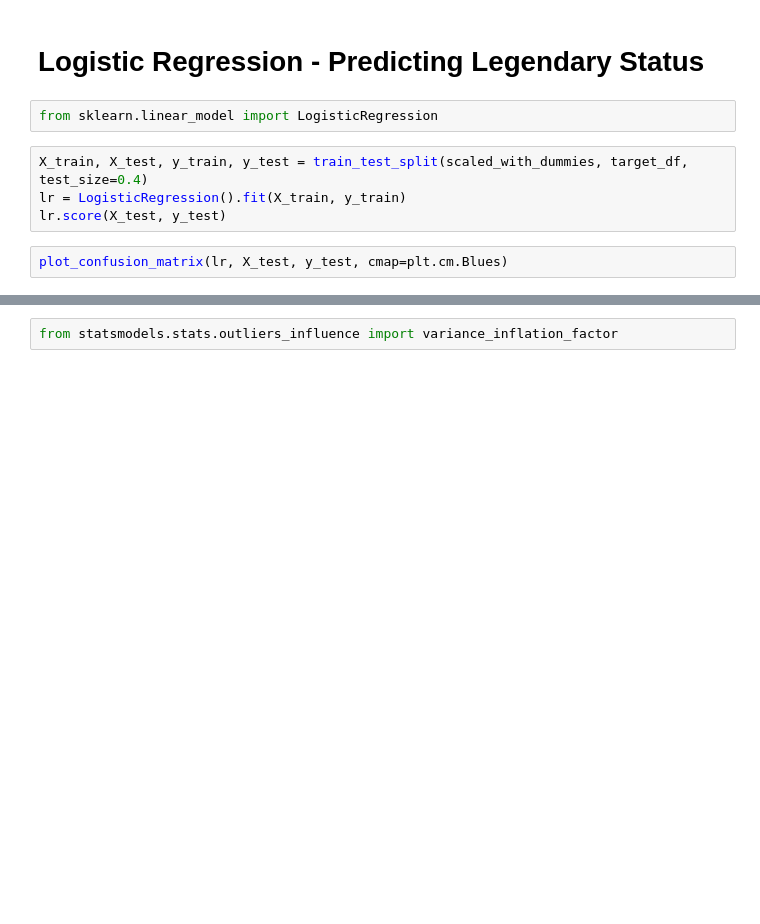
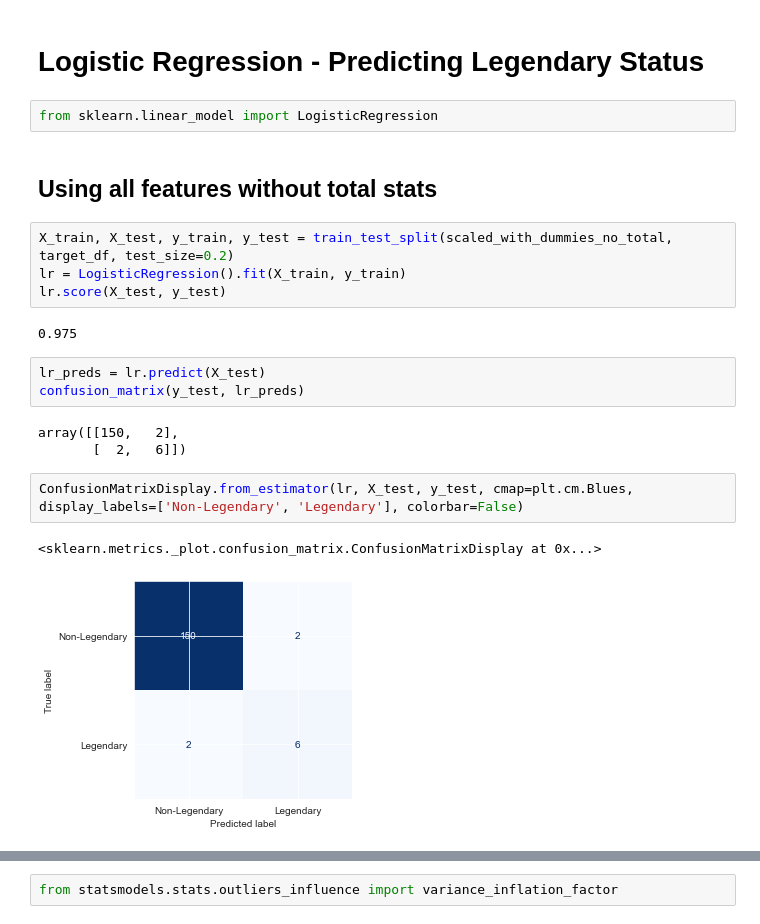
Before and after one commit to papir805/pokemon_classification, a Jupyter notebook: pokemon_legendary_classification.ipynb, the cells around one changed output, grey strips where cells are left out. Saved outputs shown, nothing was run; the diff lists cells and outputs as text; blank space fills up the shorter version.

```diff
--- a/pokemon_legendary_classification.ipynb
+++ b/pokemon_legendary_classification.ipynb
@@ -369,10 +506,23 @@ This model looks to perform quite well.  it has ~96% for accuracy, f1, precision
 # Logistic Regression - Predicting Legendary Status
 # %%
 from sklearn.linear_model import LogisticRegression
+# %% [markdown]
+## Using all features without total stats
 # %%
-X_train, X_test, y_train, y_test = train_test_split(scaled_with_dummies, target_df, test_size=0.4)
+X_train, X_test, y_train, y_test = train_test_split(scaled_with_dummies_no_total, target_df, test_size=0.2)
 lr = LogisticRegression().fit(X_train, y_train)
 lr.score(X_test, y_test)
+# %% [output]
+0.975
+# %%
+lr_preds = lr.predict(X_test)
+confusion_matrix(y_test, lr_preds)
+# %% [output]
+array([[150,   2],
+       [  2,   6]])
 # %%
-plot_confusion_matrix(lr, X_test, y_test, cmap=plt.cm.Blues)
+ConfusionMatrixDisplay.from_estimator(lr, X_test, y_test, cmap=plt.cm.Blues, display_labels=['Non-Legendary', 'Legendary'], colorbar=False)
+# %% [output]
+<sklearn.metrics._plot.confusion_matrix.ConfusionMatrixDisplay at 0x...>
+[figure, added]
 # %%
```
Also changed, not shown: parts of 41 cells of this notebook, 3 other files.
